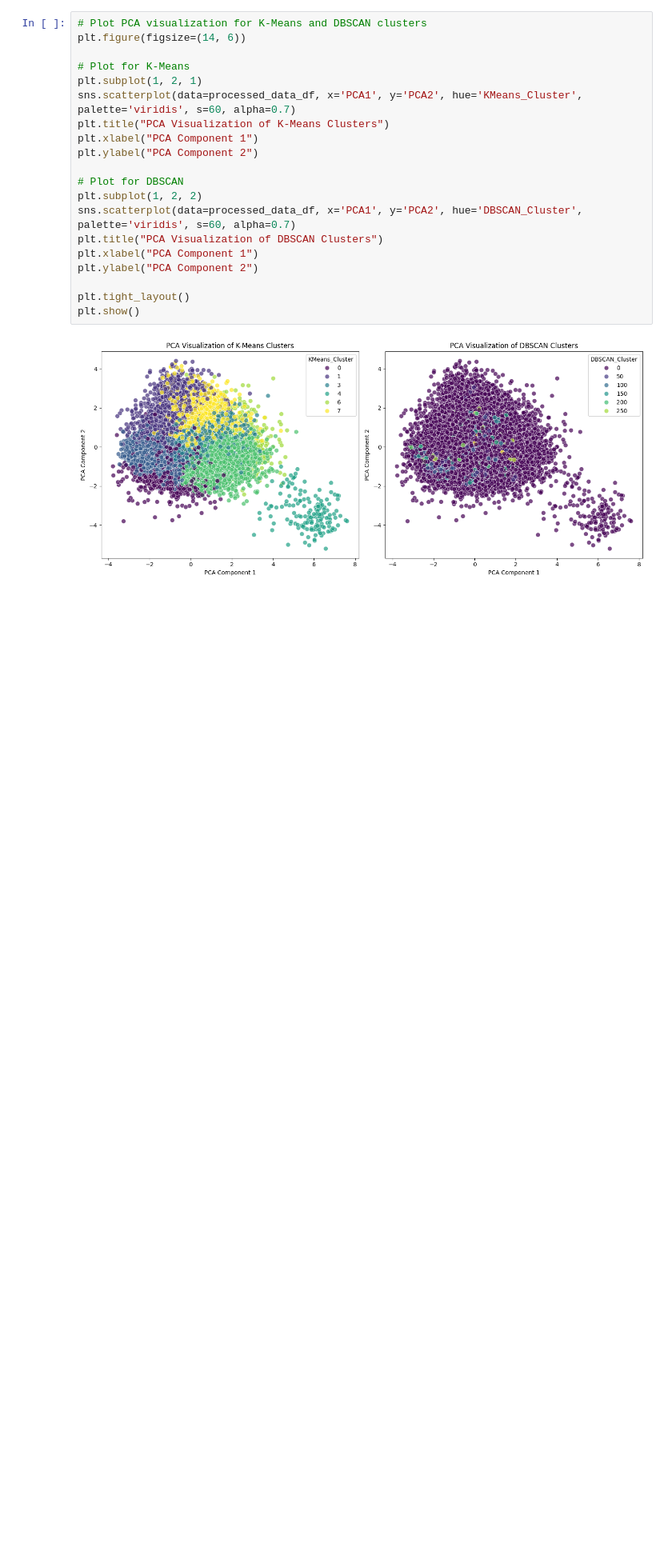
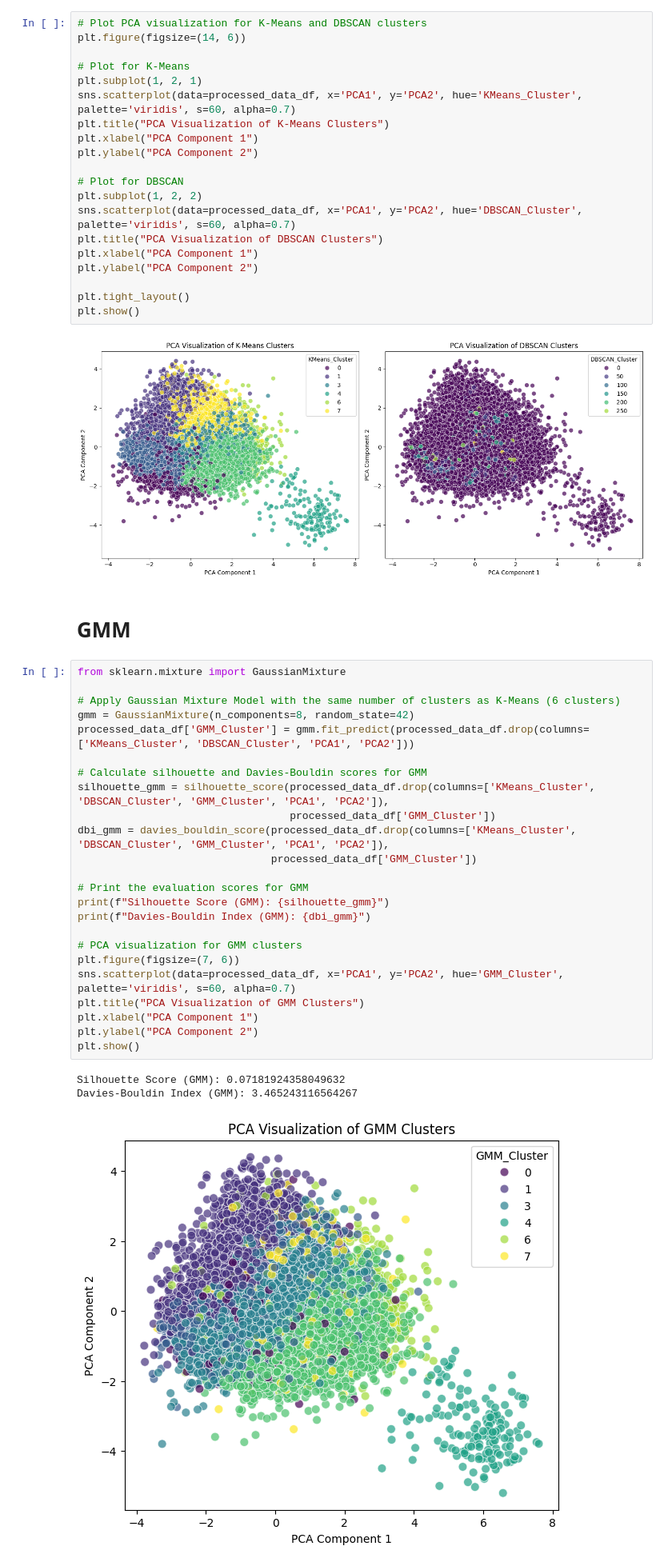
Before and after one commit to Shovon198915/CSE475, a Jupyter notebook: lab/Lab2.ipynb, the cells around one changed output. Shown at 80% size. Cells and saved outputs as stored; diff of their text form; blank space fills up the shorter version.

Commit message:
Apply Gaussian Mixture Model with the same number of clusters as K-Means (6 clusters),Calculate silhouette and Davies-Bouldin scores for GMM, Print the evaluation scores for GMM

```diff
--- a/lab/Lab2.ipynb
+++ b/lab/Lab2.ipynb
@@ -180,3 +180,33 @@ plt.tight_layout()
 plt.show()
 # %% [output]
 [figure]
+# %% [markdown]
+# GMM
+# %%
+from sklearn.mixture import GaussianMixture
+
+# Apply Gaussian Mixture Model with the same number of clusters as K-Means (6 clusters)
+gmm = GaussianMixture(n_components=8, random_state=42)
+processed_data_df['GMM_Cluster'] = gmm.fit_predict(processed_data_df.drop(columns=['KMeans_Cluster', 'DBSCAN_Cluster', 'PCA1', 'PCA2']))
+
+# Calculate silhouette and Davies-Bouldin scores for GMM
+silhouette_gmm = silhouette_score(processed_data_df.drop(columns=['KMeans_Cluster', 'DBSCAN_Cluster', 'GMM_Cluster', 'PCA1', 'PCA2']),
+                                  processed_data_df['GMM_Cluster'])
+dbi_gmm = davies_bouldin_score(processed_data_df.drop(columns=['KMeans_Cluster', 'DBSCAN_Cluster', 'GMM_Cluster', 'PCA1', 'PCA2']),
+                               processed_data_df['GMM_Cluster'])
+
+# Print the evaluation scores for GMM
+print(f"Silhouette Score (GMM): {silhouette_gmm}")
+print(f"Davies-Bouldin Index (GMM): {dbi_gmm}")
+
+# PCA visualization for GMM clusters
+plt.figure(figsize=(7, 6))
+sns.scatterplot(data=processed_data_df, x='PCA1', y='PCA2', hue='GMM_Cluster', palette='viridis', s=60, alpha=0.7)
+plt.title("PCA Visualization of GMM Clusters")
+plt.xlabel("PCA Component 1")
+plt.ylabel("PCA Component 2")
+plt.show()
+# %% [output]
+Silhouette Score (GMM): 0.07181924358049632
+Davies-Bouldin Index (GMM): 3.465243116564267
+[figure, added]
```
